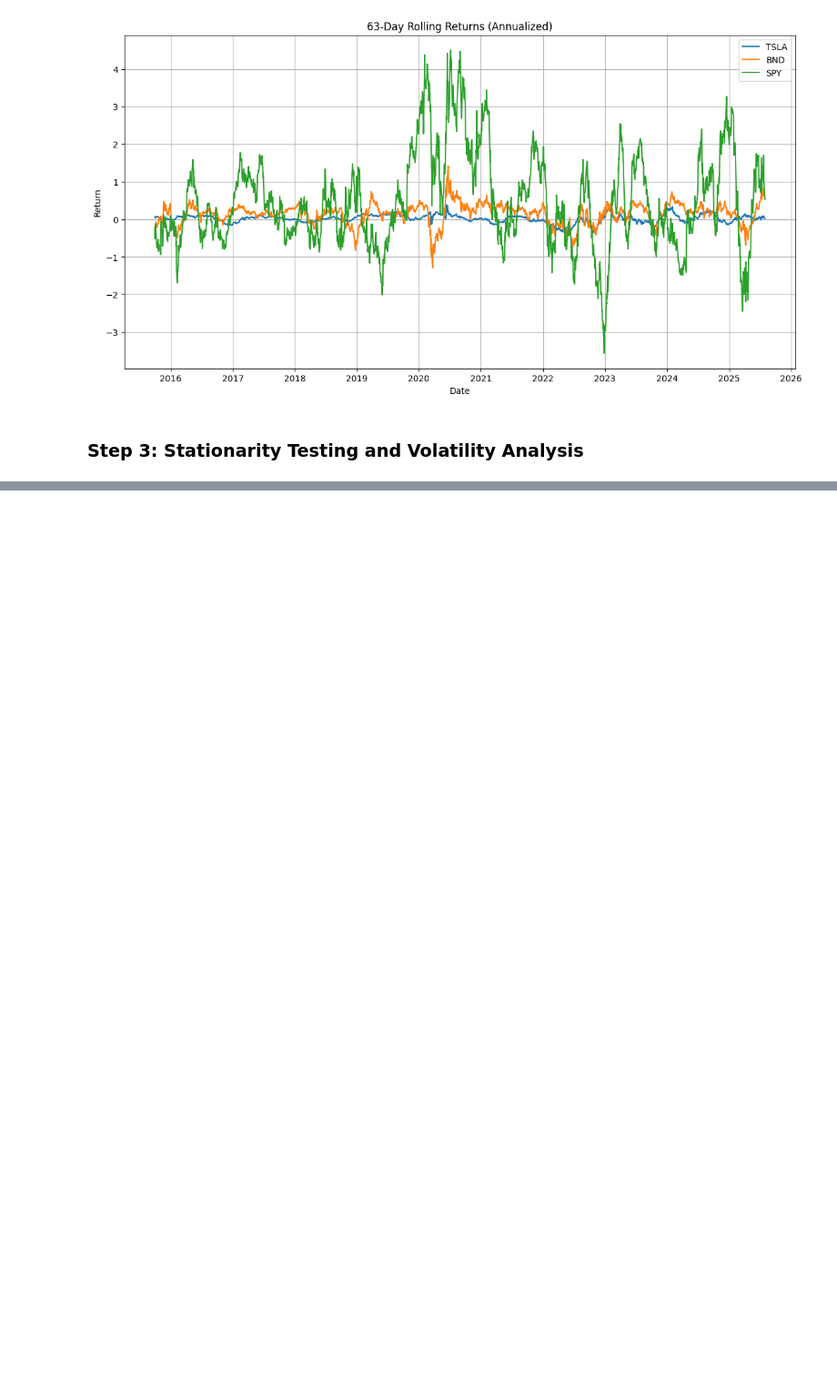
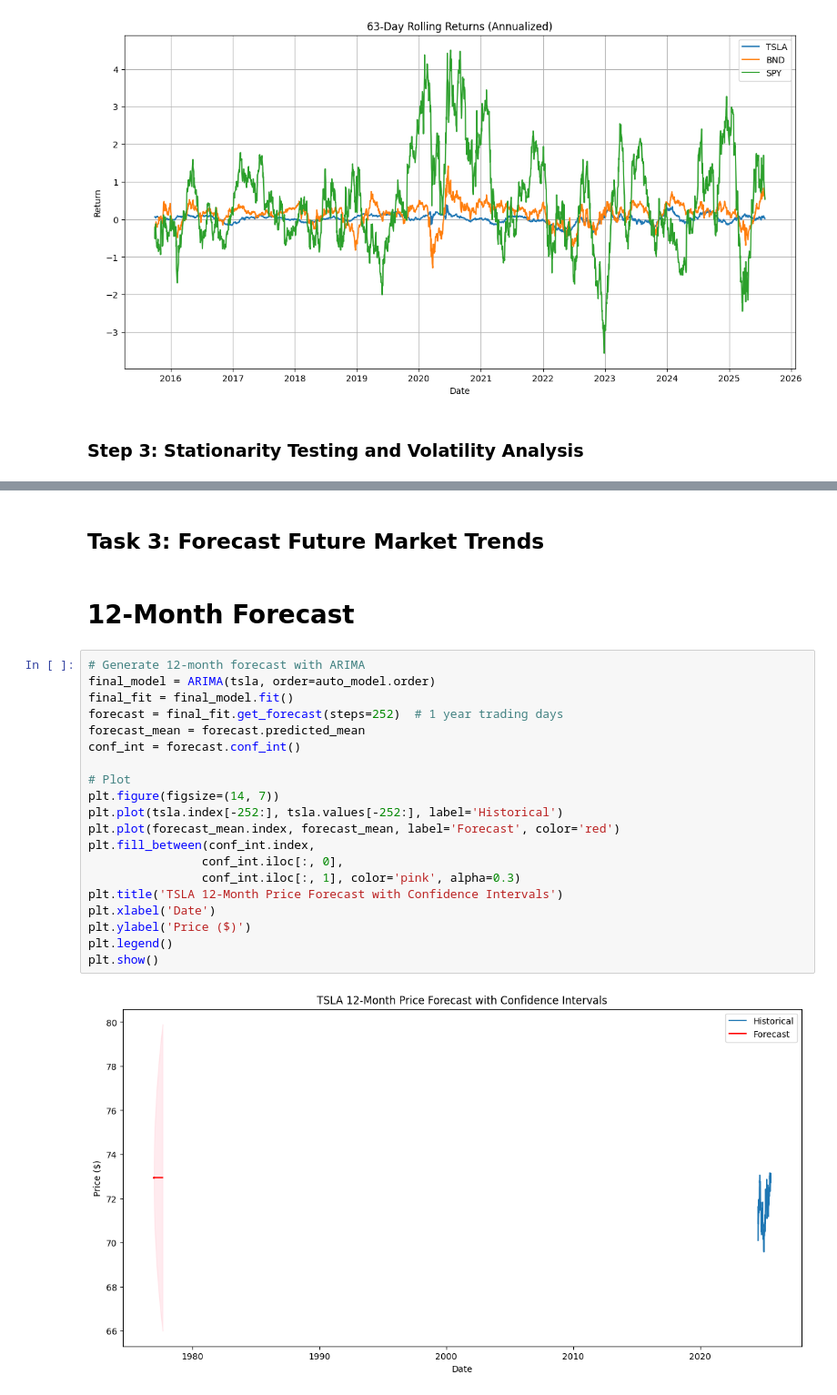
Before and after one commit to ZekiKobe/Time_series_forecasting_for_portfolio, a Jupyter notebook: notebook/Preprocess_and_explore.ipynb, the cells around one changed output, grey strips where cells are left out. Shown at 91% size. Saved outputs shown, nothing was run; the diff lists cells and outputs as text; blank space fills up the shorter version.

Commit message:
Task 2 to 5 completed together

```diff
--- a/notebook/Preprocess_and_explore.ipynb
+++ b/notebook/Preprocess_and_explore.ipynb
@@ -286,0 +399,26 @@ Name: SPY, dtype: float64
+# %% [markdown]
+## Task 3: Forecast Future Market Trends
+# %% [markdown]
+# 12-Month Forecast
+# %%
+# Generate 12-month forecast with ARIMA
+final_model = ARIMA(tsla, order=auto_model.order)
+final_fit = final_model.fit()
+forecast = final_fit.get_forecast(steps=252)  # 1 year trading days
+forecast_mean = forecast.predicted_mean
+conf_int = forecast.conf_int()
+
+# Plot
+plt.figure(figsize=(14, 7))
+plt.plot(tsla.index[-252:], tsla.values[-252:], label='Historical')
+plt.plot(forecast_mean.index, forecast_mean, label='Forecast', color='red')
+plt.fill_between(conf_int.index,
+                conf_int.iloc[:, 0],
+                conf_int.iloc[:, 1], color='pink', alpha=0.3)
+plt.title('TSLA 12-Month Price Forecast with Confidence Intervals')
+plt.xlabel('Date')
+plt.ylabel('Price ($)')
+plt.legend()
+plt.show()
+# %% [output]
+[figure, added]
```
Also changed, not shown: parts of 11 cells of this notebook, 1 other file.
